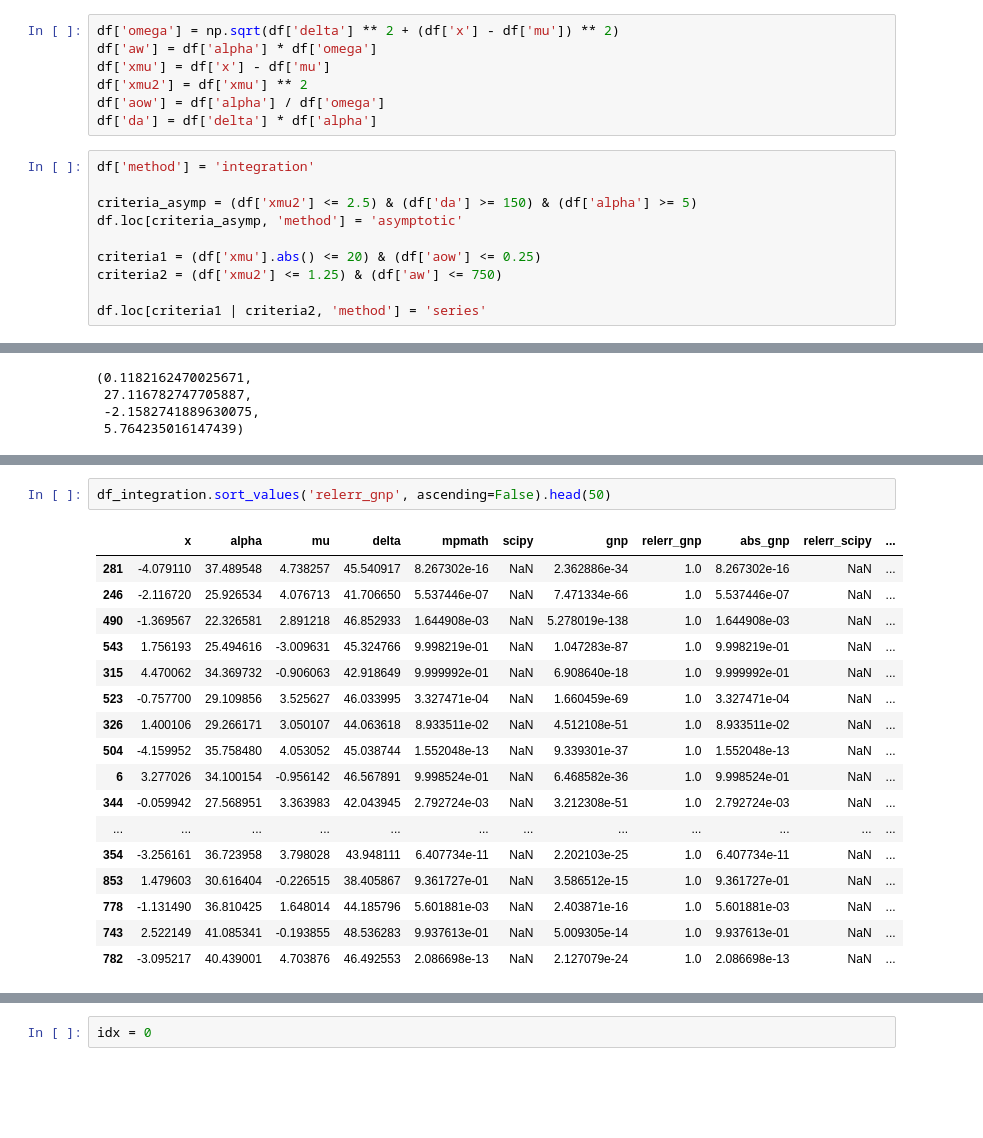
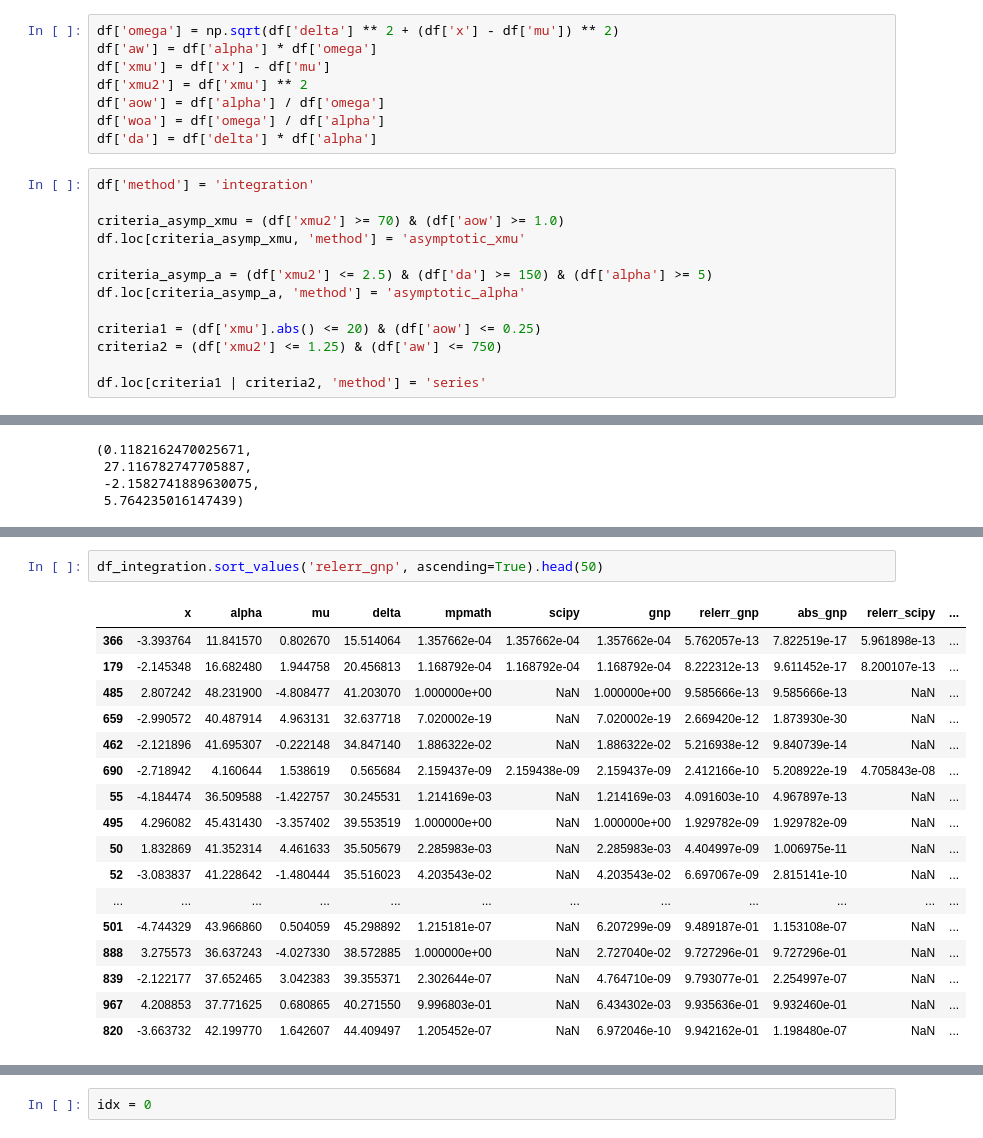
Before and after one commit to guillermo-navas-palencia/normal-inverse-gaussian, a Jupyter notebook: test_accuracy/test_case_beta_eq_zero.ipynb, the cells around one changed output, grey strips where cells are left out. Saved outputs shown, nothing was run; the diff lists cells and outputs as text; blank space fills up the shorter version.

Commit message:
Implementation asymptotic expansion for large x-mu

```diff
--- a/test_accuracy/test_case_beta_eq_zero.ipynb
+++ b/test_accuracy/test_case_beta_eq_zero.ipynb
@@ -178,12 +179,16 @@ df['aw'] = df['alpha'] * df['omega']
 df['xmu'] = df['x'] - df['mu']
 df['xmu2'] = df['xmu'] ** 2
 df['aow'] = df['alpha'] / df['omega']
+df['woa'] = df['omega'] / df['alpha']
 df['da'] = df['delta'] * df['alpha']
 # %%
 df['method'] = 'integration'
 
-criteria_asymp = (df['xmu2'] <= 2.5) & (df['da'] >= 150) & (df['alpha'] >= 5)
-df.loc[criteria_asymp, 'method'] = 'asymptotic'
+criteria_asymp_xmu = (df['xmu2'] >= 70) & (df['aow'] >= 1.0)
+df.loc[criteria_asymp_xmu, 'method'] = 'asymptotic_xmu'
+
+criteria_asymp_a = (df['xmu2'] <= 2.5) & (df['da'] >= 150) & (df['alpha'] >= 5)
+df.loc[criteria_asymp_a, 'method'] = 'asymptotic_alpha'
 
 criteria1 = (df['xmu'].abs() <= 20) & (df['aow'] <= 0.25)
 criteria2 = (df['xmu2'] <= 1.25) & (df['aw'] <= 750)
@@ -250,24 +251,24 @@ df_integration.describe()
 | max | 4.870945 | 49.841879 | 4.963131 | 49.772051 | 1.000000e+00 | 1.357662e-04 | 1.000000e+00 | 1.000000e+00 | 1.000000e+00 | 8.494591e-01 | ... |
 # %%
-df_integration.sort_values('relerr_gnp', ascending=False).head(50)
+df_integration.sort_values('relerr_gnp', ascending=True).head(50)
 # %% [output]
 |  | x | alpha | mu | delta | mpmath | scipy | gnp | relerr_gnp | abs_gnp | relerr_scipy | ... |
-| 281 | -4.079110 | 37.489548 | 4.738257 | 45.540917 | 8.267302e-16 | NaN | 2.362886e-34 | 1.0 | 8.267302e-16 | NaN | ... |
-| 246 | -2.116720 | 25.926534 | 4.076713 | 41.706650 | 5.537446e-07 | NaN | 7.471334e-66 | 1.0 | 5.537446e-07 | NaN | ... |
-| 490 | -1.369567 | 22.326581 | 2.891218 | 46.852933 | 1.644908e-03 | NaN | 5.278019e-138 | 1.0 | 1.644908e-03 | NaN | ... |
-| 543 | 1.756193 | 25.494616 | -3.009631 | 45.324766 | 9.998219e-01 | NaN | 1.047283e-87 | 1.0 | 9.998219e-01 | NaN | ... |
-| 315 | 4.470062 | 34.369732 | -0.906063 | 42.918649 | 9.999992e-01 | NaN | 6.908640e-18 | 1.0 | 9.999992e-01 | NaN | ... |
-| 523 | -0.757700 | 29.109856 | 3.525627 | 46.033995 | 3.327471e-04 | NaN | 1.660459e-69 | 1.0 | 3.327471e-04 | NaN | ... |
-| 326 | 1.400106 | 29.266171 | 3.050107 | 44.063618 | 8.933511e-02 | NaN | 4.512108e-51 | 1.0 | 8.933511e-02 | NaN | ... |
-| 504 | -4.159952 | 35.758480 | 4.053052 | 45.038744 | 1.552048e-13 | NaN | 9.339301e-37 | 1.0 | 1.552048e-13 | NaN | ... |
-| 6 | 3.277026 | 34.100154 | -0.956142 | 46.567891 | 9.998524e-01 | NaN | 6.468582e-36 | 1.0 | 9.998524e-01 | NaN | ... |
-| 344 | -0.059942 | 27.568951 | 3.363983 | 42.043945 | 2.792724e-03 | NaN | 3.212308e-51 | 1.0 | 2.792724e-03 | NaN | ... |
+| 366 | -3.393764 | 11.841570 | 0.802670 | 15.514064 | 1.357662e-04 | 1.357662e-04 | 1.357662e-04 | 5.762057e-13 | 7.822519e-17 | 5.961898e-13 | ... |
+| 179 | -2.145348 | 16.682480 | 1.944758 | 20.456813 | 1.168792e-04 | 1.168792e-04 | 1.168792e-04 | 8.222312e-13 | 9.611452e-17 | 8.200107e-13 | ... |
+| 485 | 2.807242 | 48.231900 | -4.808477 | 41.203070 | 1.000000e+00 | NaN | 1.000000e+00 | 9.585666e-13 | 9.585666e-13 | NaN | ... |
+| 659 | -2.990572 | 40.487914 | 4.963131 | 32.637718 | 7.020002e-19 | NaN | 7.020002e-19 | 2.669420e-12 | 1.873930e-30 | NaN | ... |
+| 462 | -2.121896 | 41.695307 | -0.222148 | 34.847140 | 1.886322e-02 | NaN | 1.886322e-02 | 5.216938e-12 | 9.840739e-14 | NaN | ... |
+| 690 | -2.718942 | 4.160644 | 1.538619 | 0.565684 | 2.159437e-09 | 2.159438e-09 | 2.159437e-09 | 2.412166e-10 | 5.208922e-19 | 4.705843e-08 | ... |
+| 55 | -4.184474 | 36.509588 | -1.422757 | 30.245531 | 1.214169e-03 | NaN | 1.214169e-03 | 4.091603e-10 | 4.967897e-13 | NaN | ... |
+| 495 | 4.296082 | 45.431430 | -3.357402 | 39.553519 | 1.000000e+00 | NaN | 1.000000e+00 | 1.929782e-09 | 1.929782e-09 | NaN | ... |
+| 50 | 1.832869 | 41.352314 | 4.461633 | 35.505679 | 2.285983e-03 | NaN | 2.285983e-03 | 4.404997e-09 | 1.006975e-11 | NaN | ... |
+| 52 | -3.083837 | 41.228642 | -1.480444 | 35.516023 | 4.203543e-02 | NaN | 4.203543e-02 | 6.697067e-09 | 2.815141e-10 | NaN | ... |
 | ... | ... | ... | ... | ... | ... | ... | ... | ... | ... | ... | ... |
-| 354 | -3.256161 | 36.723958 | 3.798028 | 43.948111 | 6.407734e-11 | NaN | 2.202103e-25 | 1.0 | 6.407734e-11 | NaN | ... |
-| 853 | 1.479603 | 30.616404 | -0.226515 | 38.405867 | 9.361727e-01 | NaN | 3.586512e-15 | 1.0 | 9.361727e-01 | NaN | ... |
-| 778 | -1.131490 | 36.810425 | 1.648014 | 44.185796 | 5.601881e-03 | NaN | 2.403871e-16 | 1.0 | 5.601881e-03 | NaN | ... |
-| 743 | 2.522149 | 41.085341 | -0.193855 | 48.536283 | 9.937613e-01 | NaN | 5.009305e-14 | 1.0 | 9.937613e-01 | NaN | ... |
-| 782 | -3.095217 | 40.439001 | 4.703876 | 46.492553 | 2.086698e-13 | NaN | 2.127079e-24 | 1.0 | 2.086698e-13 | NaN | ... |
+| 501 | -4.744329 | 43.966860 | 0.504059 | 45.298892 | 1.215181e-07 | NaN | 6.207299e-09 | 9.489187e-01 | 1.153108e-07 | NaN | ... |
+| 888 | 3.275573 | 36.637243 | -4.027330 | 38.572885 | 1.000000e+00 | NaN | 2.727040e-02 | 9.727296e-01 | 9.727296e-01 | NaN | ... |
+| 839 | -2.122177 | 37.652465 | 3.042383 | 39.355371 | 2.302644e-07 | NaN | 4.764710e-09 | 9.793077e-01 | 2.254997e-07 | NaN | ... |
+| 967 | 4.208853 | 37.771625 | 0.680865 | 40.271550 | 9.996803e-01 | NaN | 6.434302e-03 | 9.935636e-01 | 9.932460e-01 | NaN | ... |
+| 820 | -3.663732 | 42.199770 | 1.642607 | 44.409497 | 1.205452e-07 | NaN | 6.972046e-10 | 9.942162e-01 | 1.198480e-07 | NaN | ... |
 # %%
 df_integration.head(10)
 # %% [output]
```
Also changed, not shown: parts of 27 cells of this notebook, 5 other files.
